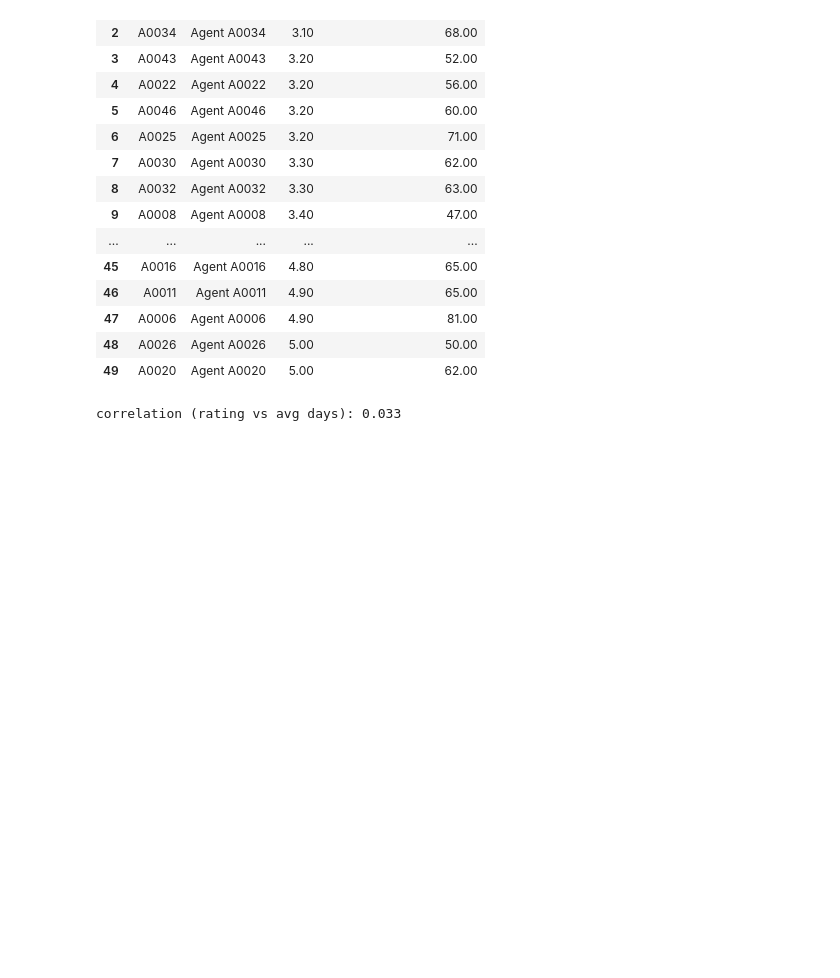
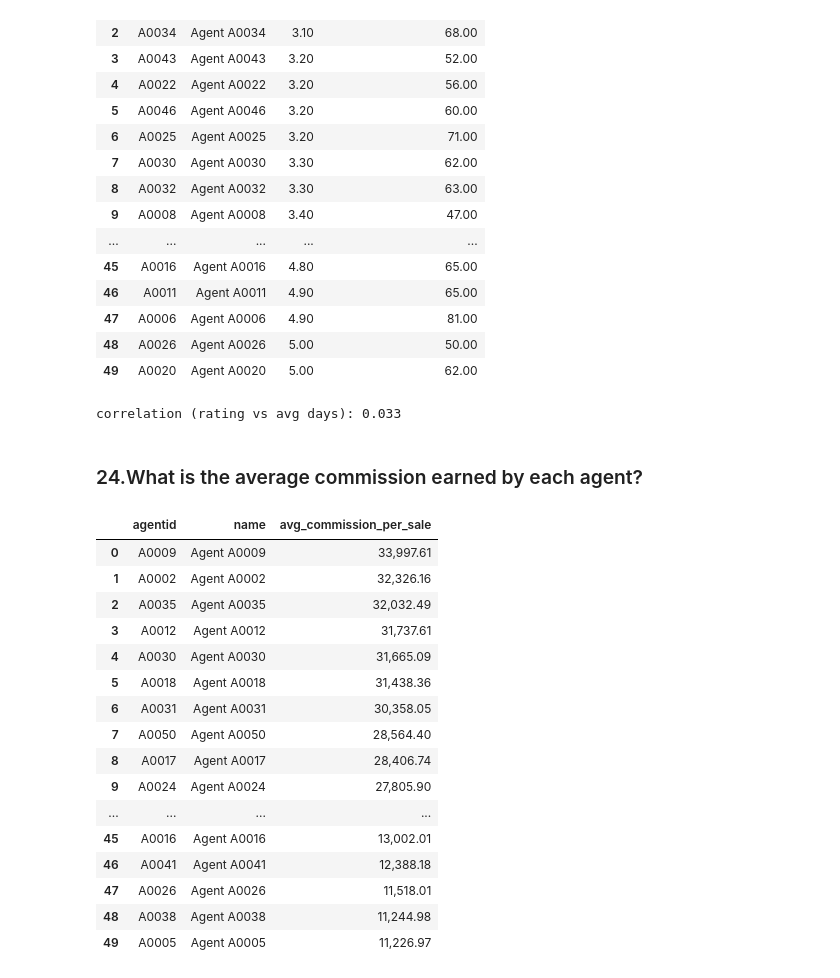
Before and after one commit to mukundnaramesh2605/guvi-python-sql-pandas-project-1, a Jupyter notebook: project.ipynb, the cells around one changed output. Drawn from its saved outputs; the diff is of its cells as text; code cells hidden in the pictures; blank space fills up the shorter version.

Commit message:
Add query to calculate average commission earned by each agent with results display

```diff
--- a/project.ipynb
+++ b/project.ipynb
@@ -1191,3 +1191,34 @@ print("correlation (rating vs avg days):", round(result23['rating'].corr(result2
 | 48 | A0026 | Agent A0026 | 5.00 | 50.00 |
 | 49 | A0020 | Agent A0020 | 5.00 | 62.00 |
 correlation (rating vs avg days): 0.033
+# %% [markdown]
+### 24.What is the average commission earned by each agent?
+# %%
+query24 = """
+select a.agentid,a.name,round(avg(s.saleprice *(a.commissionrate/100)),2) as avg_commission_per_sale
+from listings l
+join sales s on s.listingid = l.listingid
+join agents a on a.agentid = l.agentid
+group by a.agentid,a.name
+order by avg_commission_per_sale desc;
+"""
+result24 = pd.read_sql(query24, conn)
+display(result24)
+# %% [output]
+|  | agentid | name | avg_commission_per_sale |
+| 0 | A0009 | Agent A0009 | 33,997.61 |
+| 1 | A0002 | Agent A0002 | 32,326.16 |
+| 2 | A0035 | Agent A0035 | 32,032.49 |
+| 3 | A0012 | Agent A0012 | 31,737.61 |
+| 4 | A0030 | Agent A0030 | 31,665.09 |
+| 5 | A0018 | Agent A0018 | 31,438.36 |
+| 6 | A0031 | Agent A0031 | 30,358.05 |
+| 7 | A0050 | Agent A0050 | 28,564.40 |
+| 8 | A0017 | Agent A0017 | 28,406.74 |
+| 9 | A0024 | Agent A0024 | 27,805.90 |
+| ... | ... | ... | ... |
+| 45 | A0016 | Agent A0016 | 13,002.01 |
+| 46 | A0041 | Agent A0041 | 12,388.18 |
+| 47 | A0026 | Agent A0026 | 11,518.01 |
+| 48 | A0038 | Agent A0038 | 11,244.98 |
+| 49 | A0005 | Agent A0005 | 11,226.97 |
```
